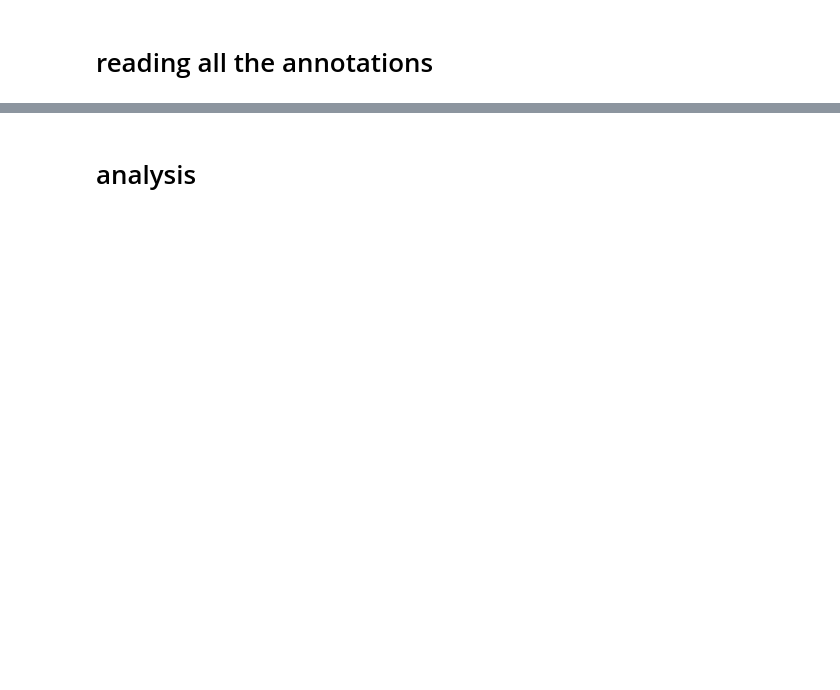
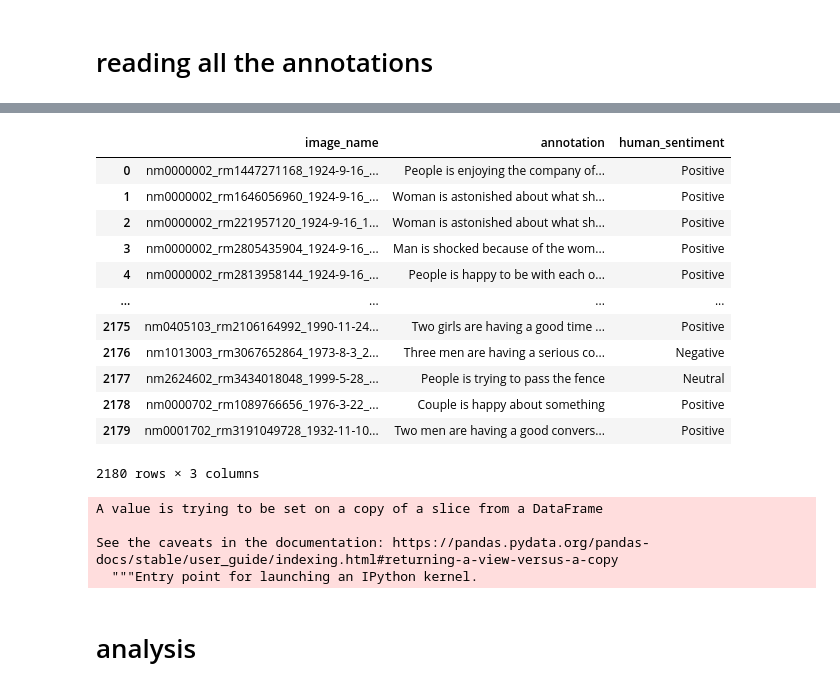
Before and after one commit to HikkaV/EmoAtCap, a Jupyter notebook: notebooks/Final data analysis/our_dataset_analysis.ipynb, the cells around one changed output, grey strips where cells are left out. Saved outputs shown, nothing was run; the diff lists cells and outputs as text; code cells hidden in the pictures; blank space fills up the shorter version.

```diff
--- a/notebooks/Final data analysis/our_dataset_analysis.ipynb
+++ b/notebooks/Final data analysis/our_dataset_analysis.ipynb
@@ -11,7 +11,7 @@ ABS_PATH = "../../data/imdb/"
 # %% [markdown]
 # reading all the annotations
 # %%
-annotations = [i for i in os.listdir(ABS_PATH) if i.endswith('csv')]
+annotations = [i for i in os.listdir(ABS_PATH) if i.endswith('xlsx')]
 # %%
 annotations
 # %% [output]
@@ -32,3 +32,26 @@ df = df.drop(columns=df.columns[-1]).dropna(how='any')
+# %%
+display(df)
+# %% [output]
+|  | image_name | annotation | human_sentiment |
+| 0 | nm0000002_rm1447271168_1924-9-16_... | People is enjoying the company of... | Positive |
+| 1 | nm0000002_rm1646056960_1924-9-16_... | Woman is astonished about what sh... | Positive |
+| 2 | nm0000002_rm221957120_1924-9-16_1... | Woman is astonished about what sh... | Positive |
+| 3 | nm0000002_rm2805435904_1924-9-16_... | Man is shocked because of the wom... | Positive |
+| 4 | nm0000002_rm2813958144_1924-9-16_... | People is happy to be with each o... | Positive |
+| ... | ... | ... | ... |
+| 2175 | nm0405103_rm2106164992_1990-11-24... | Two girls are having a good time ... | Positive |
+| 2176 | nm1013003_rm3067652864_1973-8-3_2... | Three men are having a serious co... | Negative |
+| 2177 | nm2624602_rm3434018048_1999-5-28_... | People is trying to pass the fence | Neutral |
+| 2178 | nm0000702_rm1089766656_1976-3-22_... | Couple is happy about something | Positive |
+| 2179 | nm0001702_rm3191049728_1932-11-10... | Two men are having a good convers... | Positive |
+2180 rows × 3 columns
+# %%
+df.dropna(how='any',inplace=True)
+# %% [output]
+A value is trying to be set on a copy of a slice from a DataFrame
+
+See the caveats in the documentation: https://pandas.pydata.org/pandas-docs/stable/user_guide/indexing.html#returning-a-view-versus-a-copy
+  """Entry point for launching an IPython kernel.
 # %% [markdown]
 # analysis
 # %%
```
Also changed, not shown: parts of 17 cells of this notebook, 8 other files.
